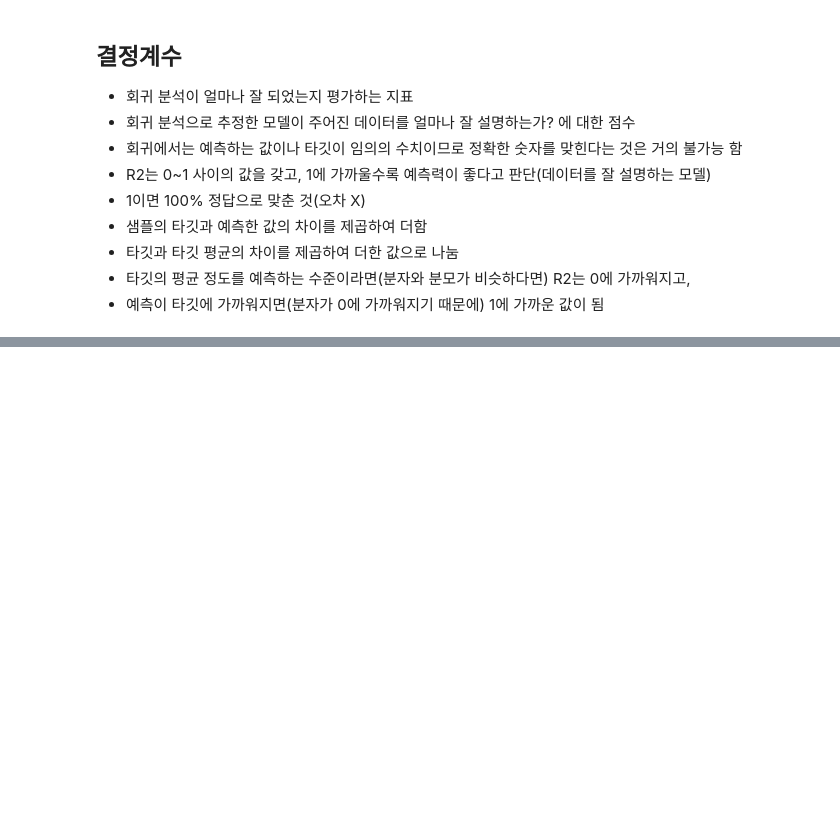
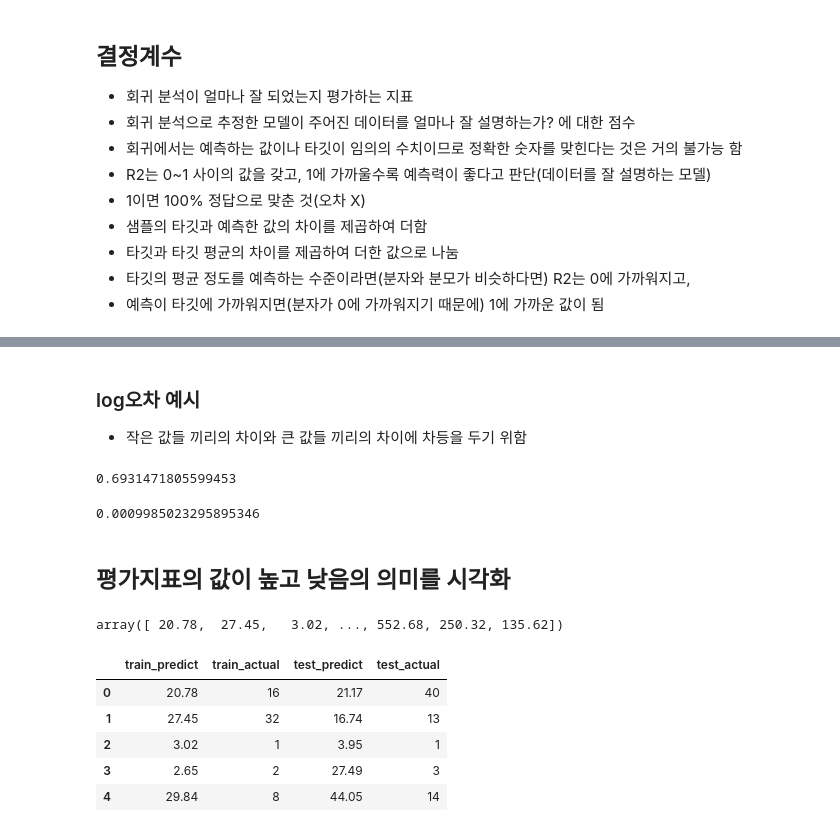
Before and after one commit to mens0n/-ML-Property-management-system-for-hotels-in-the-algarve-region, a Jupyter notebook: Maryland_bicycle.ipynb, the cells around one changed output, grey strips where cells are left out. Drawn from its saved outputs; the diff is of its cells as text; code cells hidden in the pictures; blank space fills up the shorter version.

```diff
--- a/Maryland_bicycle.ipynb
+++ b/Maryland_bicycle.ipynb
@@ -416,7 +416,7 @@ Index(['datetime', 'season', 'holiday', 'workingday', 'weather', 'temp',
       dtype='object')
 # %%
 features = [ 'season', 'holiday', 'workingday', 'weather', 'temp',
-       'atemp', 'humidity', 'windspeed', 'casual', 'registered',
+       'atemp', 'humidity', 'windspeed',
        'year', 'month', 'day', 'hour', 'dayofweek']
 label = 'count'
 
@@ -483,0 +488,10 @@ print(train_score, test_score)
+# %%
+# 과적합 발생 알고리즘의 점수 예시
+# 과적합 발생 알고리즘 : Decision Tree ->. 데이터셋 100% 다 외움
+
+from sklearn.tree import DecisionTreeRegressor as dt
+model_dt = dt()
+model_dt.fit(X_train,y_train)
+train_score = model_dt.score(X_train, y_train)
+test_score = model_dt.score(X_test, y_test)
+print(train_score, test_score)
@@ -483,0 +512,46 @@ print(train_score, test_score)
+# %% [markdown]
+### log오차 예시
+- 작은 값들 끼리의 차이와 큰 값들 끼리의 차이에 차등을 두기 위함
+# %%
+import numpy as np
+
+# 경우1 (예측값과 실측값이 작은 영역에서의 1차이)
+err1 = np.log(2) - np.log(1)
+err1
+# %% [output]
+0.6931471805599453
+# %%
+# 경우2 (예측값과 실측값이 큰 영역에서의 1차이)
+err2 = np.log(1002) - np.log(1001)
+err2
+# %% [output]
+0.0009985023295895346
+# %% [markdown]
+## 평가지표의 값이 높고 낮음의 의미를 시각화
+# %%
+# 데이터 정답을 예측
+model.predict(X_train)
+# %% [output]
+array([ 20.78,  27.45,   3.02, ..., 552.68, 250.32, 135.62])
+# %%
+# 예측 결과와 정답을 저장할 빈 DataFrame 생성
+for_plot = pd.DataFrame()
+
+# 학습용 문제로 문제풀기
+for_plot['train_predict'] = model.predict(X_train)
+# 학습용 문제의 정답
+for_plot['train_actual'] = y_train
+
+# 시험용 문제로 문제풀기
+for_plot['test_predict'] = model.predict(X_test)
+# 시험용 문제의 정답
+for_plot['test_actual'] = y_test
+
+for_plot.head()
+# %% [output]
+|  | train_predict | train_actual | test_predict | test_actual |
+| 0 | 20.78 | 16 | 21.17 | 40 |
+| 1 | 27.45 | 32 | 16.74 | 13 |
+| 2 | 3.02 | 1 | 3.95 | 1 |
+| 3 | 2.65 | 2 | 27.49 | 3 |
+| 4 | 29.84 | 8 | 44.05 | 14 |
```
Also changed, not shown: parts of 5 cells of this notebook.
